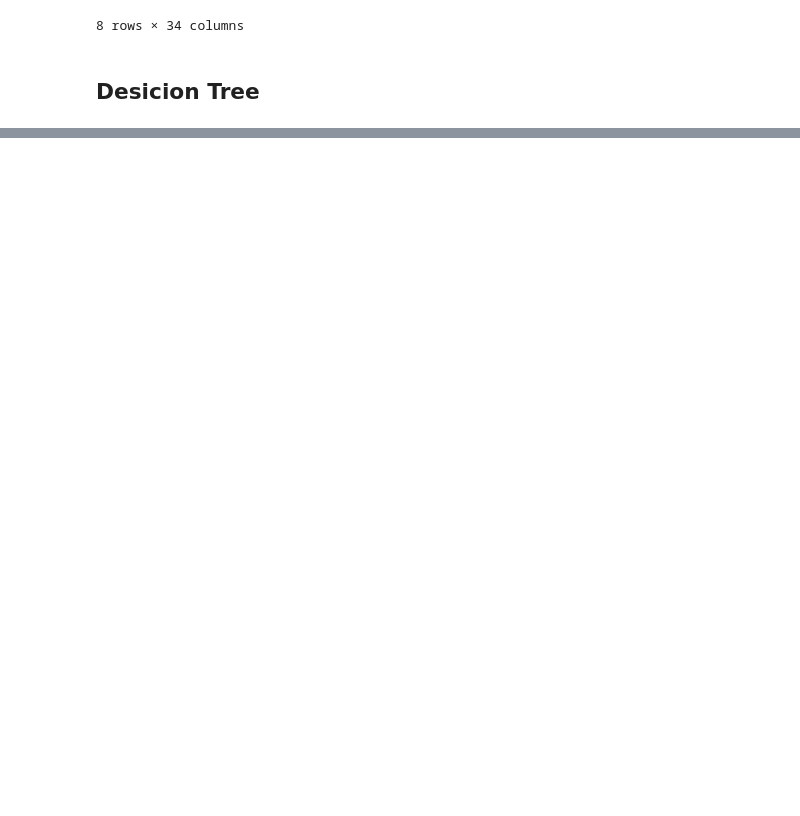
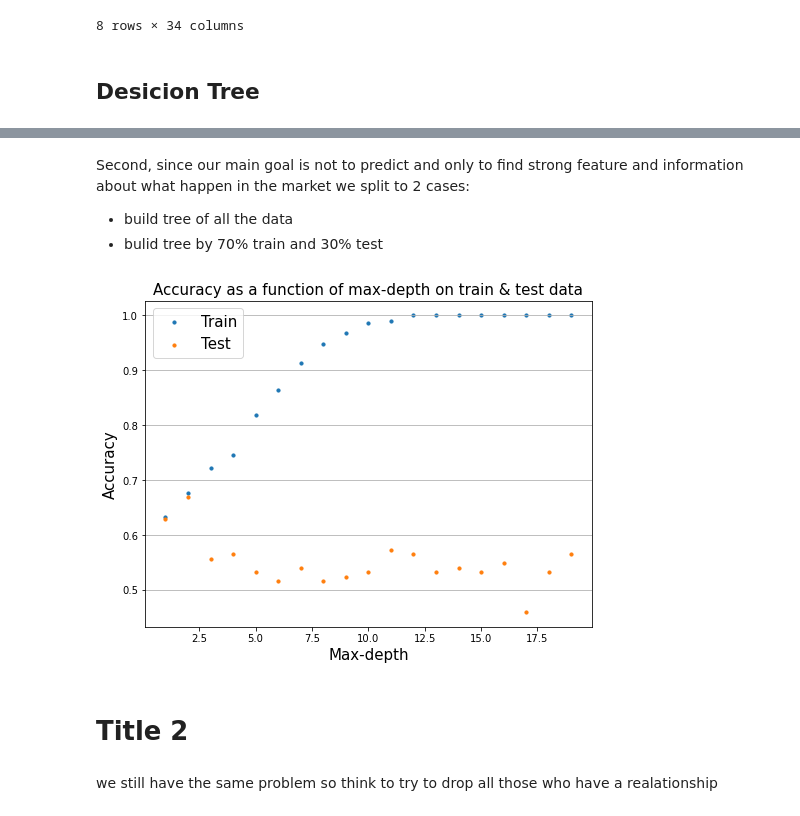
Before and after one commit to golankai/IDC-DS-FinalProject, a Jupyter notebook: DT.ipynb, the cells around one changed output, grey strips where cells are left out. Saved outputs shown, nothing was run; the diff lists cells and outputs as text; code cells hidden in the pictures; blank space fills up the shorter version.

```diff
--- a/DT.ipynb
+++ b/DT.ipynb
@@ -58 +67,15 @@ X_train, X_test, y_train, y_test = train_test_split(X, y, test_size=0.3, random_
+# %%
+train = pd.concat([X_train,y_train],axis=1)
+classes = np.unique(y_train)
+# %%
+def plot_accuracy(train_acc, test_acc):
+    ds = list(range(1, len(train_acc)+1))
+    plt.scatter(ds,train_acc, s=10,label='Train')
+    plt.scatter(ds,test_acc, s=10,label='Test')
+    plt.xlabel('Max-depth',fontsize=15)
+    plt.ylabel('Accuracy',fontsize=15)
+    plt.title('Accuracy as a function of max-depth on train & test data',fontsize=15)
+    plt.legend(fontsize=15)
+    plt.grid(axis='y')
+    plt.show()
 # %%
@@ -87,0 +142,15 @@ acc_random_forest
+# %% [markdown]
+Second, since our main goal is not to predict and only to  find strong feature and information about what happen in the market we split to 2 cases:
+- build tree of all the data
+- bulid tree by 70% train and 30% test
+# %%
+# work with train and test
+X_train_noExp = X_train.drop(columns=['experience'])
+X_test_noExp = X_test.drop(columns=['experience'])
+
+# work on all data
+X_all_noExp = X.drop(columns=['experience'])
+# %%
+build_tree(X_train= X_train_noExp, X_test= X_test_noExp, max_d=20, dir_name= 'train_test_no_Exp', to_pdf=False, to_plot=True)
+# %% [output]
+[figure, added]
@@ -87,0 +159,4 @@ acc_random_forest
+# %% [markdown]
+# Title 2
+# %% [markdown]
+we still have the same problem so think to try to drop all those who have a realationship
```
Also changed, not shown: parts of 12 cells of this notebook, 21 other files.
